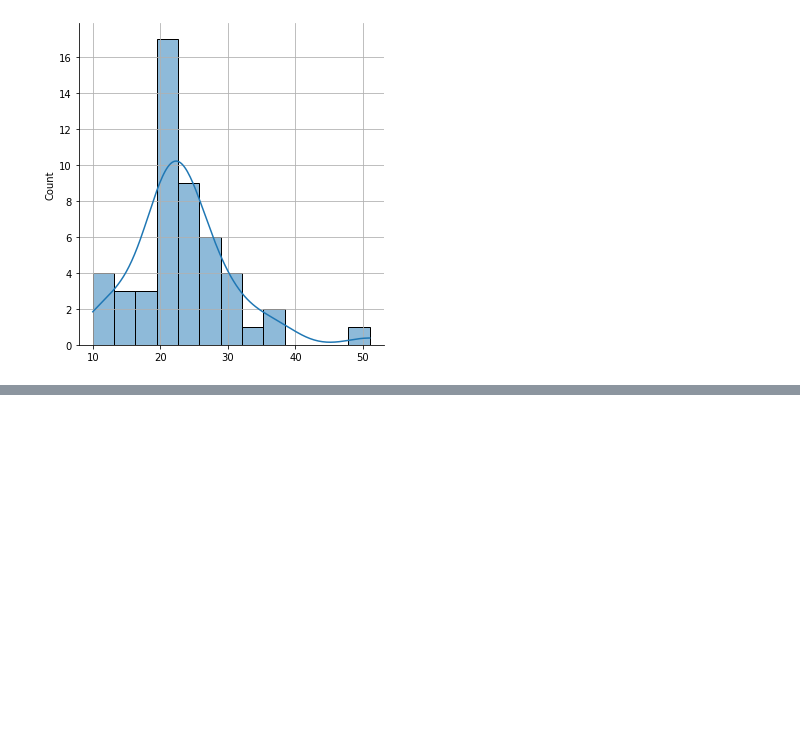
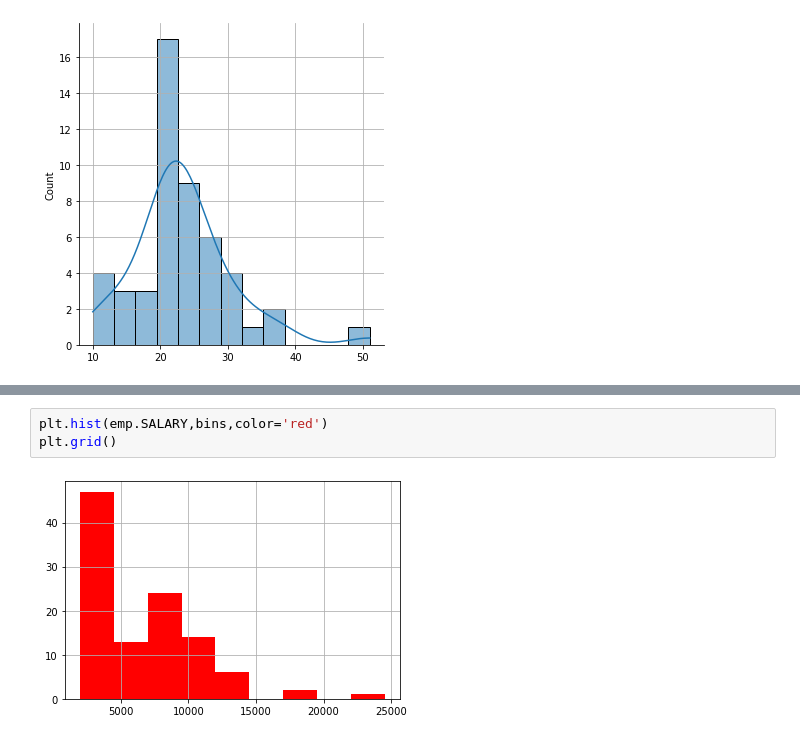
Before and after one commit to Dongcoon/statics, a Jupyter notebook: 03데이터시각화.ipynb, the cells around one changed output, grey strips where cells are left out. Saved outputs shown, nothing was run; the diff lists cells and outputs as text; blank space fills up the shorter version.

```diff
--- a/03데이터시각화.ipynb
+++ b/03데이터시각화.ipynb
@@ -258,0 +253,5 @@ plt.grid()
+# %%
+plt.hist(emp.SALARY,bins,color='red')
+plt.grid()
+# %% [output]
+[figure, added]
```
Also changed, not shown: parts of 17 cells of this notebook, 4 other files.
